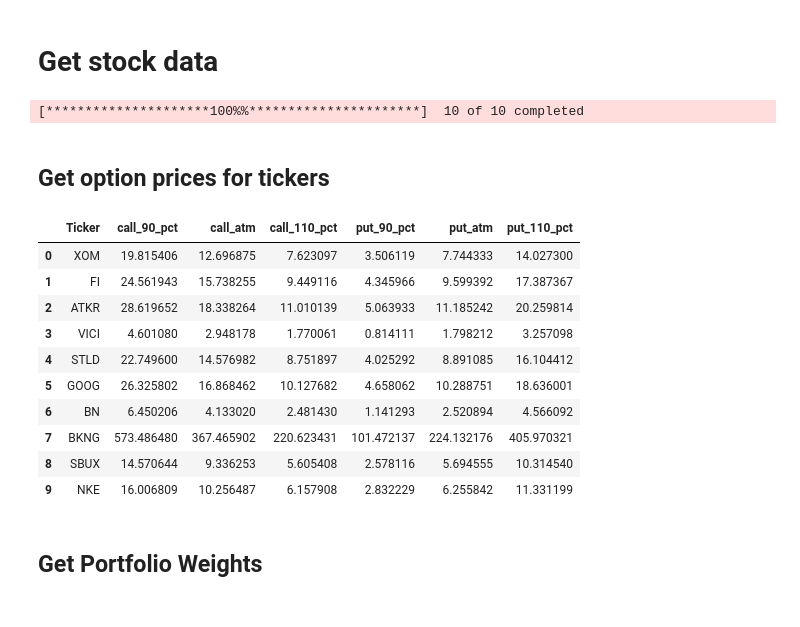
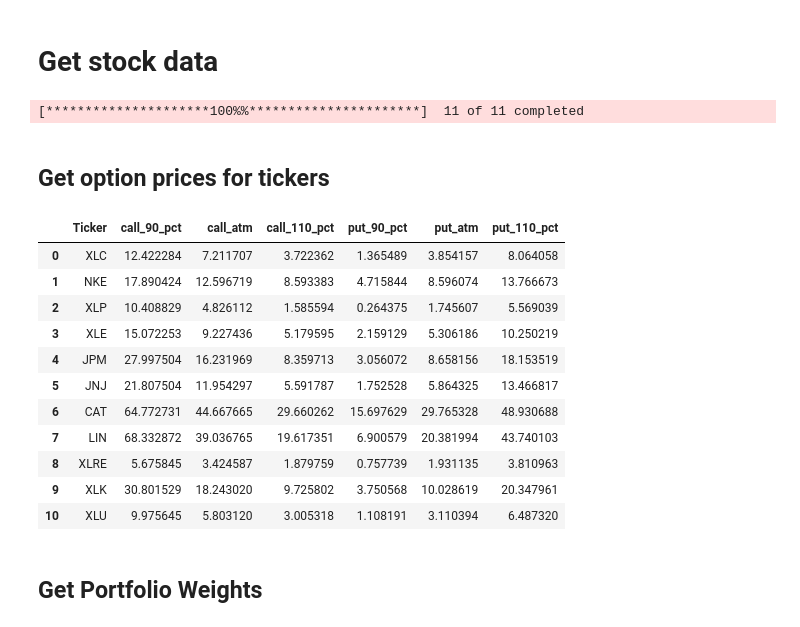
Before and after one commit to wlester3/Equity_Options_Port_Optimization, a Jupyter notebook: option_hedging.ipynb, the cells around one changed output. Saved outputs shown, nothing was run; the diff lists cells and outputs as text; code cells hidden in the pictures.

Commit message:
Finished up option hedging

```diff
--- a/option_hedging.ipynb
+++ b/option_hedging.ipynb
@@ -23,12 +23,14 @@ start_date,end_date="2023-04-19",'2024-04-19'
 start_date,end_date=pd.to_datetime(start_date),pd.to_datetime(end_date)
 trade_dates=dat_func.get_trading_days(start_date,end_date)
 
-tickers = ['XOM','FI','ATKR','VICI','STLD','GOOG','BN','BKNG','SBUX','NKE']
-ex_stock='XOM'
-stock_df=dat_func.get_price_df(tickers,start_date,end_date)
+#tickers = ['XOM','FI','ATKR','VICI','STLD','GOOG','BN','BKNG','SBUX','NKE']
+weights_dict = pd.read_pickle('data/full_sim_port_weights.pkl')
+ticker_list = list(weights_dict.keys())
+ex_stock='NKE'
+stock_df=dat_func.get_price_df(ticker_list,start_date,end_date)
 returns_df=dat_func.get_log_returns(stock_df)
 # %% [output]
-[*********************100%%**********************]  10 of 10 completed
+[*********************100%%**********************]  11 of 11 completed
 # %%
 # Option Pricing
 def price_option(S0,vol,strike,risk_free_rate,expire,call=True):
@@ -61,7 +63,7 @@ def create_options(stock_df, stocks, strike_pcts,risk_free_rate, today,expire):
     ql.Settings.instance().evaluationDate = today
     for stock in stocks:
         S0 = stock_df[stock][-1]
-        vol=returns_df.std()[ex_stock]*np.sqrt(252)
+        vol=returns_df.std()[stock]*np.sqrt(252)
 
         strikes = [pct * S0 for pct in strike_pcts]
         #strikes = [S0*0.9, S0, S0*1.1]
@@ -91,25 +93,27 @@ def create_options(stock_df, stocks, strike_pcts,risk_free_rate, today,expire):
 # %% [markdown]
 ## Get option prices for tickers
 # %%
-tickers = ['XOM','FI','ATKR','VICI','STLD','GOOG','BN','BKNG','SBUX','NKE']
+#tickers = ['XOM','FI','ATKR','VICI','STLD','GOOG','BN','BKNG','SBUX','NKE']
 fred,poly=dat_func.connect_apis()
 risk_free_rate=fred.get_series('GS10').iloc[-1]/100
 today = ql.Date(19, 4, 2024)
 expire = ql.Date(19, 4, 2025)
 strike_pcts = [0.9, 1, 1.1]
-create_options(stock_df, tickers, strike_pcts,risk_free_rate, today,expire)
+price_of_options_df = create_options(stock_df, ticker_list, strike_pcts,risk_free_rate, today,expire)
+price_of_options_df
 # %% [output]
 |  | Ticker | call_90_pct | call_atm | call_110_pct | put_90_pct | put_atm | put_110_pct |
-| 0 | XOM | 19.815406 | 12.696875 | 7.623097 | 3.506119 | 7.744333 | 14.027300 |
-| 1 | FI | 24.561943 | 15.738255 | 9.449116 | 4.345966 | 9.599392 | 17.387367 |
-| 2 | ATKR | 28.619652 | 18.338264 | 11.010139 | 5.063933 | 11.185242 | 20.259814 |
-| 3 | VICI | 4.601080 | 2.948178 | 1.770061 | 0.814111 | 1.798212 | 3.257098 |
-| 4 | STLD | 22.749600 | 14.576982 | 8.751897 | 4.025292 | 8.891085 | 16.104412 |
-| 5 | GOOG | 26.325802 | 16.868462 | 10.127682 | 4.658062 | 10.288751 | 18.636001 |
-| 6 | BN | 6.450206 | 4.133020 | 2.481430 | 1.141293 | 2.520894 | 4.566092 |
-| 7 | BKNG | 573.486480 | 367.465902 | 220.623431 | 101.472137 | 224.132176 | 405.970321 |
-| 8 | SBUX | 14.570644 | 9.336253 | 5.605408 | 2.578116 | 5.694555 | 10.314540 |
-| 9 | NKE | 16.006809 | 10.256487 | 6.157908 | 2.832229 | 6.255842 | 11.331199 |
+| 0 | XLC | 12.422284 | 7.211707 | 3.722362 | 1.365489 | 3.854157 | 8.064058 |
+| 1 | NKE | 17.890424 | 12.596719 | 8.593383 | 4.715844 | 8.596074 | 13.766673 |
+| 2 | XLP | 10.408829 | 4.826112 | 1.585594 | 0.264375 | 1.745607 | 5.569039 |
+| 3 | XLE | 15.072253 | 9.227436 | 5.179595 | 2.159129 | 5.306186 | 10.250219 |
+| 4 | JPM | 27.997504 | 16.231969 | 8.359713 | 3.056072 | 8.658156 | 18.153519 |
+| 5 | JNJ | 21.807504 | 11.954297 | 5.591787 | 1.752528 | 5.864325 | 13.466817 |
+| 6 | CAT | 64.772731 | 44.667665 | 29.660262 | 15.697629 | 29.765328 | 48.930688 |
+| 7 | LIN | 68.332872 | 39.036765 | 19.617351 | 6.900579 | 20.381994 | 43.740103 |
+| 8 | XLRE | 5.675845 | 3.424587 | 1.879759 | 0.757739 | 1.931135 | 3.810963 |
+| 9 | XLK | 30.801529 | 18.243020 | 9.725802 | 3.750568 | 10.028619 | 20.347961 |
+| 10 | XLU | 9.975645 | 5.803120 | 3.005318 | 1.108191 | 3.110394 | 6.487320 |
 # %% [markdown]
 ## Get Portfolio Weights
 # %%
```
Also changed, not shown: parts of 12 cells of this notebook, 4 other files.
